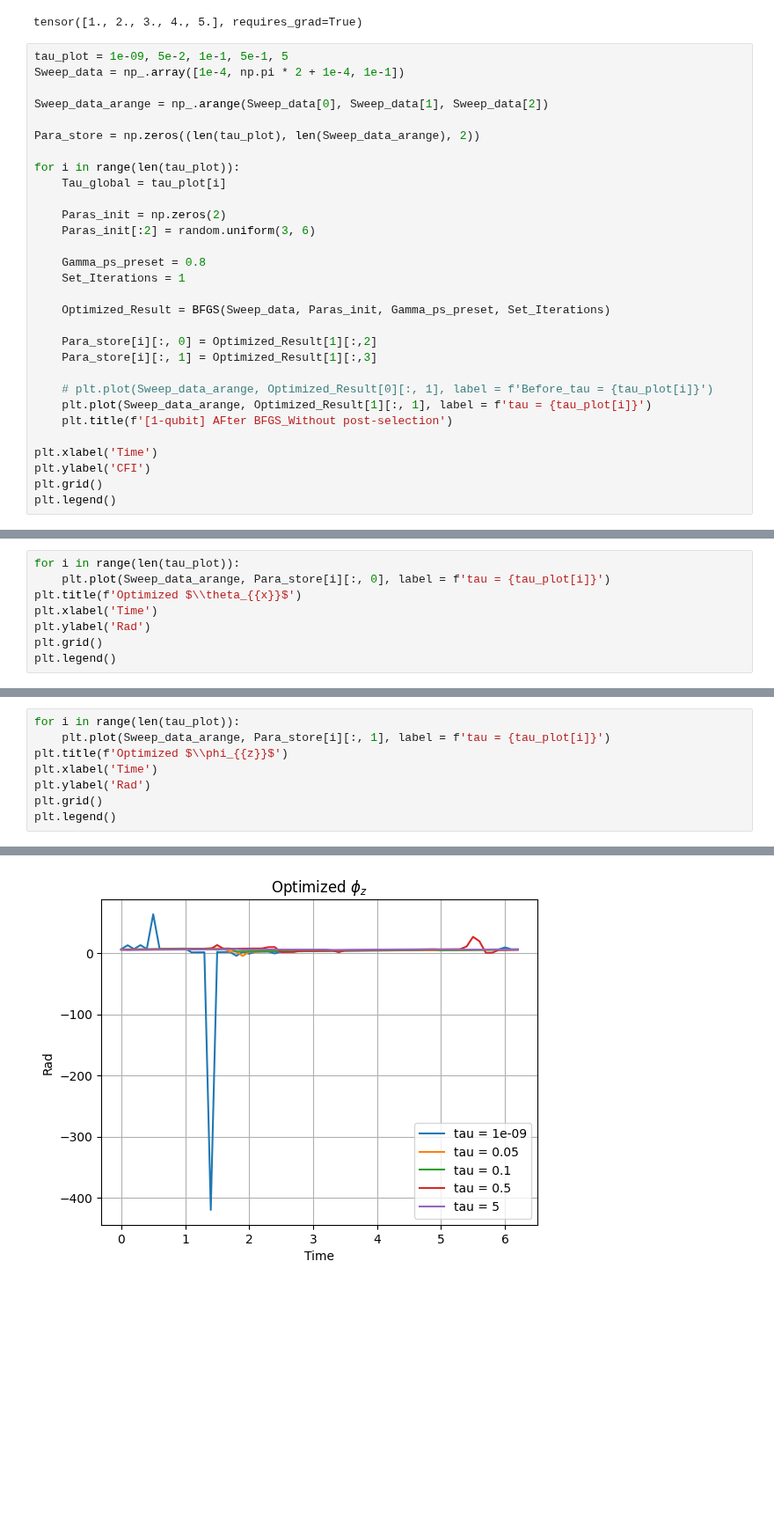
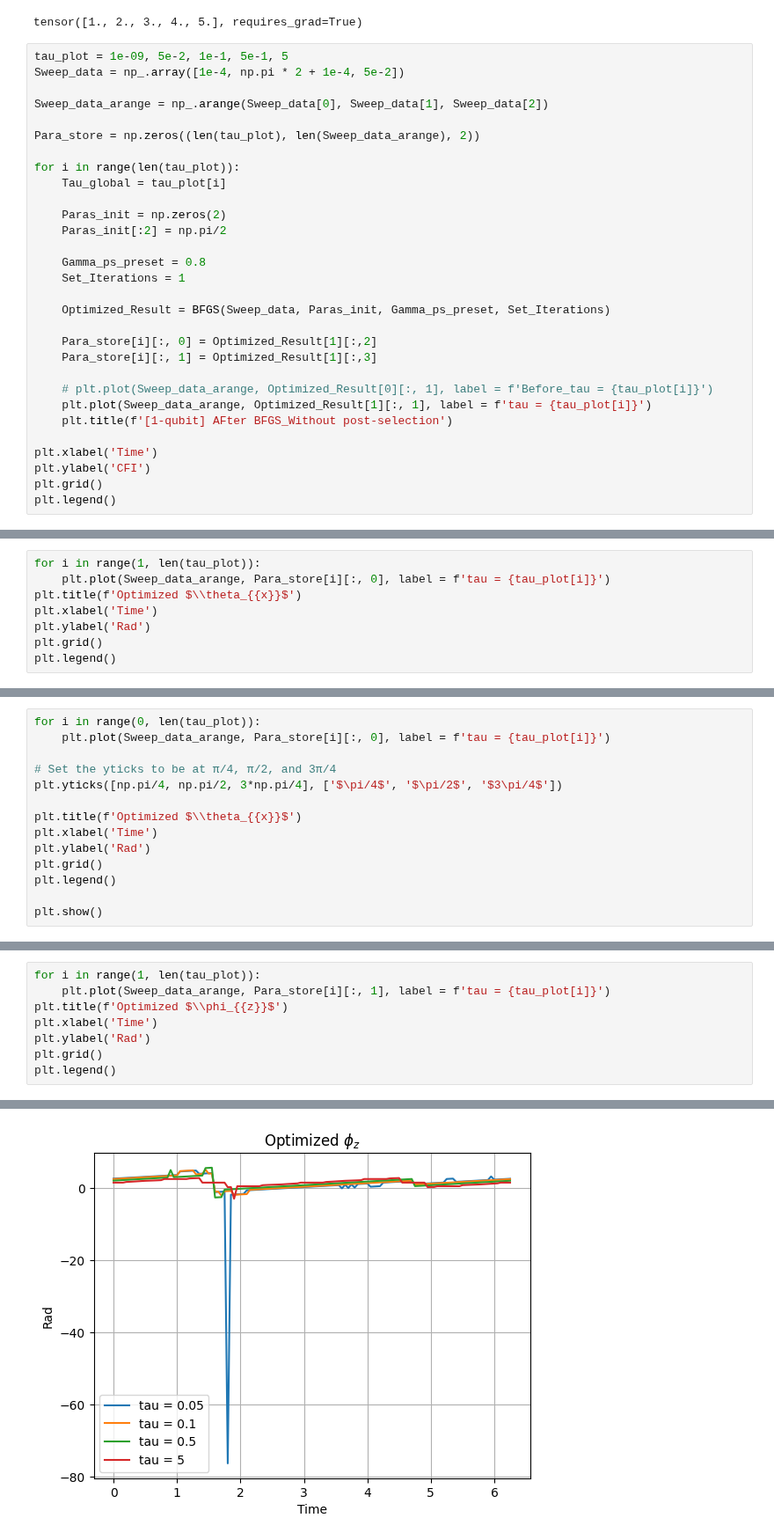
Before and after one commit to iridescent0923/Quantum_Optimization, a Jupyter notebook: Pennylane_Workspace/Metrology/CFI_optimize/Complete/1-qubit/3CMP/Sweeping_tau.ipynb, the cells around one changed output, grey strips where cells are left out. Shown at 88% size. Cells and saved outputs as stored; diff of their text form; blank space fills up the shorter version.

```diff
--- a/Pennylane_Workspace/Metrology/CFI_optimize/Complete/1-qubit/3CMP/Sweeping_tau.ipynb
+++ b/Pennylane_Workspace/Metrology/CFI_optimize/Complete/1-qubit/3CMP/Sweeping_tau.ipynb
@@ -180,7 +180,7 @@ a
 tensor([1., 2., 3., 4., 5.], requires_grad=True)
 # %%
 tau_plot = 1e-09, 5e-2, 1e-1, 5e-1, 5
-Sweep_data = np_.array([1e-4, np.pi * 2 + 1e-4, 1e-1])
+Sweep_data = np_.array([1e-4, np.pi * 2 + 1e-4, 5e-2])
 
 Sweep_data_arange = np_.arange(Sweep_data[0], Sweep_data[1], Sweep_data[2])
 
@@ -190,7 +190,7 @@ for i in range(len(tau_plot)):
     Tau_global = tau_plot[i]
 
     Paras_init = np.zeros(2)
-    Paras_init[:2] = random.uniform(3, 6)
+    Paras_init[:2] = np.pi/2
 
     Gamma_ps_preset = 0.8
     Set_Iterations = 1
@@ -214,5 +214,5 @@ plt.legend()
 # %%
-for i in range(len(tau_plot)):
+for i in range(1, len(tau_plot)):
     plt.plot(Sweep_data_arange, Para_store[i][:, 0], label = f'tau = {tau_plot[i]}')
 plt.title(f'Optimized $\\theta_{{x}}$')
 plt.xlabel('Time')
@@ -224,0 +225,14 @@ plt.legend()
+# %%
+for i in range(0, len(tau_plot)):
+    plt.plot(Sweep_data_arange, Para_store[i][:, 0], label = f'tau = {tau_plot[i]}')
+
+# Set the yticks to be at π/4, π/2, and 3π/4
+plt.yticks([np.pi/4, np.pi/2, 3*np.pi/4], ['$\pi/4$', '$\pi/2$', '$3\pi/4$'])
+
+plt.title(f'Optimized $\\theta_{{x}}$')
+plt.xlabel('Time')
+plt.ylabel('Rad')
+plt.grid()
+plt.legend()
+
+plt.show()
@@ -225,11 +241,11 @@ plt.legend()
 # %%
-for i in range(len(tau_plot)):
+for i in range(1, len(tau_plot)):
     plt.plot(Sweep_data_arange, Para_store[i][:, 1], label = f'tau = {tau_plot[i]}')
 plt.title(f'Optimized $\\phi_{{z}}$')
 plt.xlabel('Time')
 plt.ylabel('Rad')
 plt.grid()
 plt.legend()
 # %% [output]
 <matplotlib.legend.Legend at 0x...>
-[figure, old version]
+[figure, new version]
```
Also changed, not shown: parts of 7 cells of this notebook, 10 other files.
